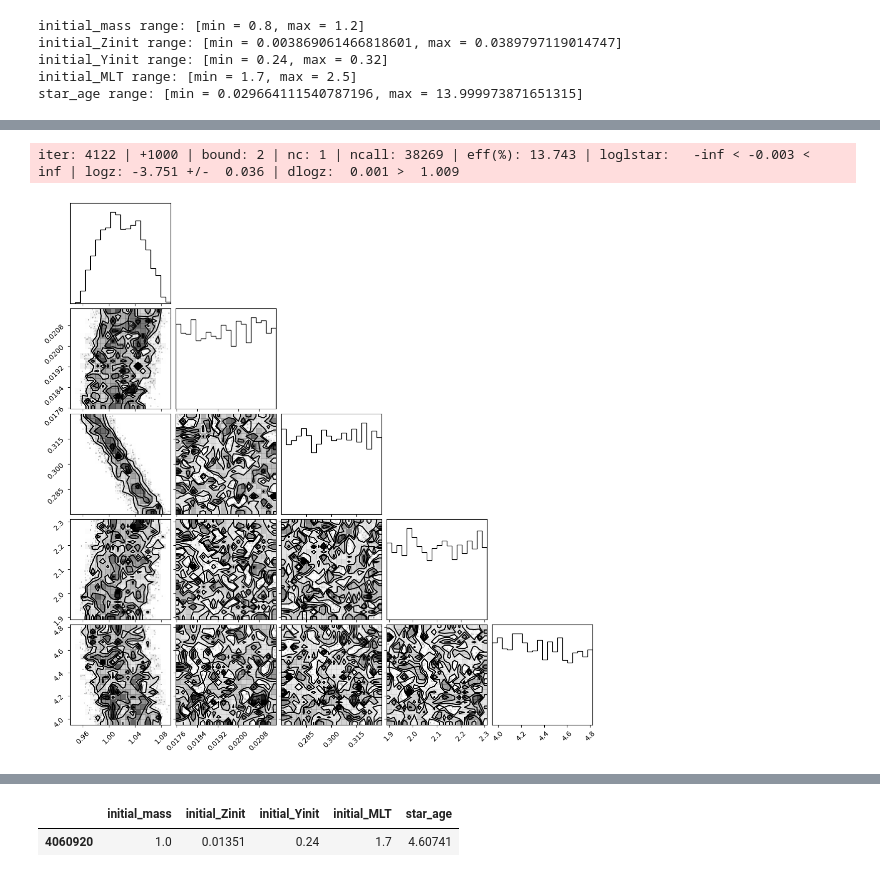
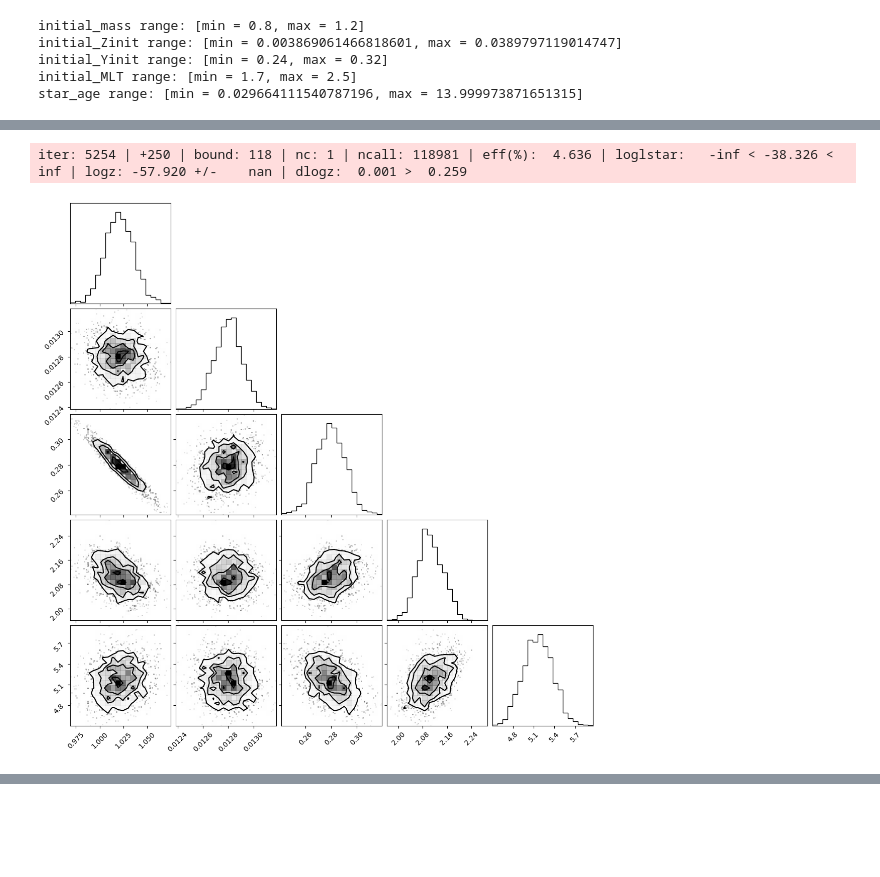
Before and after one commit to ojscutt/sl-pitchfork, a Jupyter notebook: 4_inference.ipynb, the cells around one changed output, grey strips where cells are left out. Drawn from its saved outputs; the diff is of its cells as text; code cells hidden in the pictures; blank space fills up the shorter version.

Commit message:
adding obs noise, running for mess plots

```diff
--- a/4_inference.ipynb
+++ b/4_inference.ipynb
@@ -92,5 +82,5 @@ df = pd.read_hdf('/home/oxs235/datastorage/repos_data/ojscutt/pitchfork/data/bob
 # %%
-pitchfork = emulator("nu6-40")
+pitchfork = emulator("nu6-40_elu_nonorm")
 # %% [output]
 initial_mass range: [min = 0.8, max = 1.2]
 initial_Zinit range: [min = 0.003869061466818601, max = 0.0389797119014747]
@@ -121,6 +91,6 @@ model
 """
 Define observed quantities and uncertainties
 """
-obs = model_outs.values
-unc = [.5, 1, 0.005] + [1 for _ in range(5,40)]
-#unc = [0.1, 0.2, 0.001] + [0.4 for _ in range(5,40)]
+obs = model_outs.values[0]
+unc = np.array([0.007, 0.015, 0.0001] + [1 + 0.01*(np.abs(i-22))**2 for i in range(5,40)])
+unc
@@ -142,10 +132,14 @@ priors = [mass_prior,Zinit_prior, Yinit_prior, MLT_prior, age_prior]
 # %%
-%%time
-sampler = ns(priors=priors, observed_vals=obs, observed_unc=unc,pitchfork=pitchfork)
-posterior = sampler()
+"""
+run without obs noise added
+"""
 
-corner.corner(posterior)
-plt.show()
+tic = time.time()
+sampler = ns(priors=priors, observed_vals=obs, observed_unc=unc, pitchfork=pitchfork)
+posterior = sampler(nlive=250,sample='rwalk', bound='multi')
+toc = time.time()
+
+corner.corner(posterior);
 # %% [output]
-iter: 4122 | +1000 | bound: 2 | nc: 1 | ncall: 38269 | eff(%): 13.743 | loglstar:   -inf < -0.003 <    inf | logz: -3.751 +/-  0.036 | dlogz:  0.001 >  1.009
+iter: 5254 | +250 | bound: 118 | nc: 1 | ncall: 118981 | eff(%):  4.636 | loglstar:   -inf < -38.326 <    inf | logz: -57.920 +/-    nan | dlogz:  0.001 >  0.259
-[figure, old version]
+[figure, new version]
@@ -154,5 +145,0 @@ Wall time: 23min 10s
-# %%
-model_inps
-# %% [output]
-|  | initial_mass | initial_Zinit | initial_Yinit | initial_MLT | star_age |
-| 4060920 | 1.0 | 0.01351 | 0.24 | 1.7 | 4.60741 |
```
Also changed, not shown: parts of 23 cells of this notebook, 7 other files.
